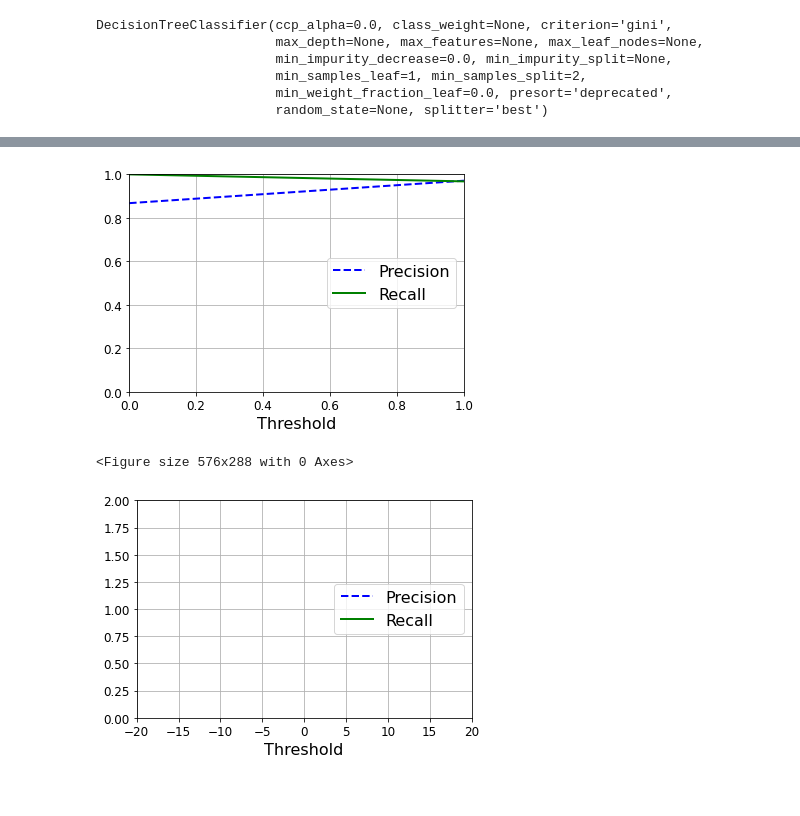
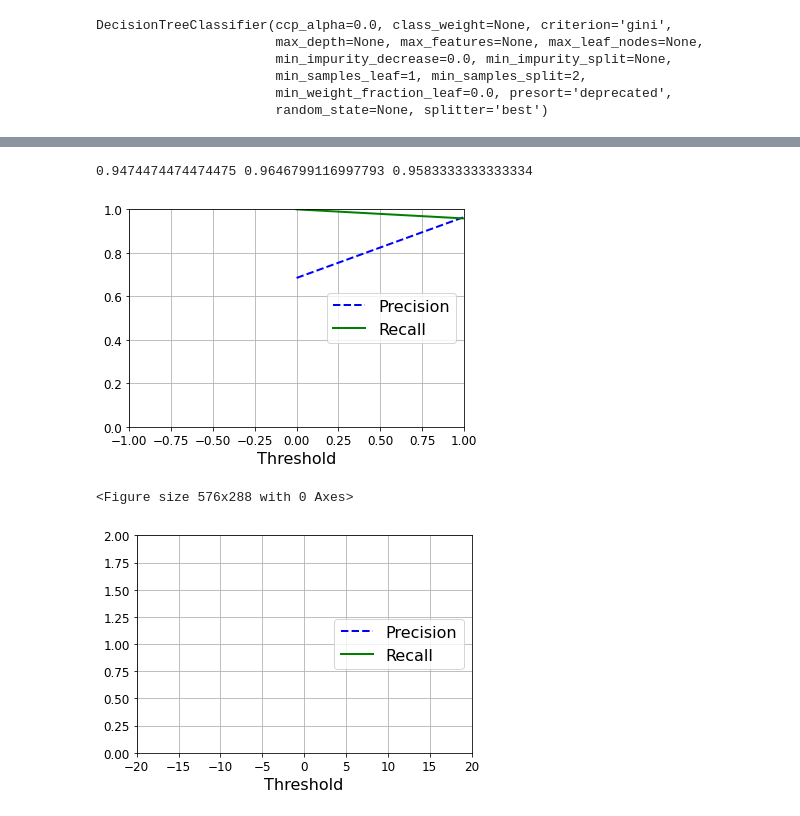
Before and after one commit to ChiaraDeMartin95/ciao, a Jupyter notebook: PionIDwithML.ipynb, the cells around one changed output, grey strips where cells are left out. Saved outputs shown, nothing was run; the diff lists cells and outputs as text; code cells hidden in the pictures.

```diff
--- a/PionIDwithML.ipynb
+++ b/PionIDwithML.ipynb
@@ -582,0 +471,3 @@ LinearDiscriminantAnalysis(n_components=None, priors=None, shrinkage=None,
+# %%
+FisherTraining(X_TrainMidPt, y_TrainMidPt, Fisher)
+AccMidPt, PrecMidPt, RecallMidPt = modeleval(Fisher.predict(X_TestMidPt), y_TestMidPt)
@@ -582,0 +476,3 @@ LinearDiscriminantAnalysis(n_components=None, priors=None, shrinkage=None,
+# %%
+FisherTraining(X_TrainHighPt, y_TrainHighPt, Fisher)
+AccHighPt, PrecHighPt, RecallHighPt = modeleval(Fisher.predict(X_TestHighPt), y_TestHighPt)
@@ -643,16 +498,18 @@ print(recall_score(y_Test, y_Test_pred))
 # %%
 from sklearn.metrics import precision_recall_curve
-precisions, recalls, thresholds = precision_recall_curve(y_Train, Fisher.decision_function(X_Train))
+precisions, recalls, thresholds = precision_recall_curve(y_TestMidPt, Fisher.decision_function(X_TestMidPt))
 
 def plot_precision_recall_vs_threshold(precisions, recalls, thresholds):
     plt.plot(thresholds, precisions[:-1], "b--", label="Precision", linewidth=2)
     plt.plot(thresholds, recalls[:-1], "g-", label="Recall", linewidth=2)
     plt.legend(loc="center right", fontsize=16)
     plt.xlabel("Threshold", fontsize=16)
-    plt.axis([-10, 10, 0, 1])
+    plt.axis([0,1, 0.8, 1])
     plt.grid(True)
     plt.figure(figsize=(8, 4))
 
 plot_precision_recall_vs_threshold(precisions, recalls, thresholds)
 plt.show()
+#print(precisions)
+#precisions.info()
 # %% [output]
@@ -802,3 +637,8 @@ plt.show()
 # %% [markdown]
 # BDT
+# %%
+X_Train = X_TrainHighPt
+y_Train = y_TrainHighPt
+X_Test = X_TestHighPt
+y_Test = y_TestHighPt
 # %%
@@ -834,21 +680,25 @@ print(accuracy_score(y_Train, y_Train_predBDT))
 1.0
+# %%
+acc, prec, rec = modeleval(y_Test_predBDT, y_Test)
+# %% [output]
+0.9474474474474475 0.9646799116997793 0.9583333333333334
 # %%
 from sklearn.metrics import precision_recall_curve
 precisions, recalls, thresholds = precision_recall_curve(y_Test, y_Test_predBDT)
 
 def plot_precision_recall_vs_threshold(precisions, recalls, thresholds):
     plt.plot(thresholds, precisions[:-1], "b--", label="Precision", linewidth=2)
     plt.plot(thresholds, recalls[:-1], "g-", label="Recall", linewidth=2)
     plt.legend(loc="center right", fontsize=16)
     plt.xlabel("Threshold", fontsize=16)
-    plt.axis([0, 1, 0, 1])
+    plt.axis([-1, 1, 0, 1])
     plt.grid(True)
     plt.figure(figsize=(8, 4))
 
 plot_precision_recall_vs_threshold(precisions, recalls, thresholds)
 plt.show()
 # %% [output]
-[figure, old version]
+[figure, new version]
 <Figure size 576x288 with 0 Axes>
 # %%
 from sklearn.metrics import precision_recall_curve
```
Also changed, not shown: parts of 139 cells of this notebook.
